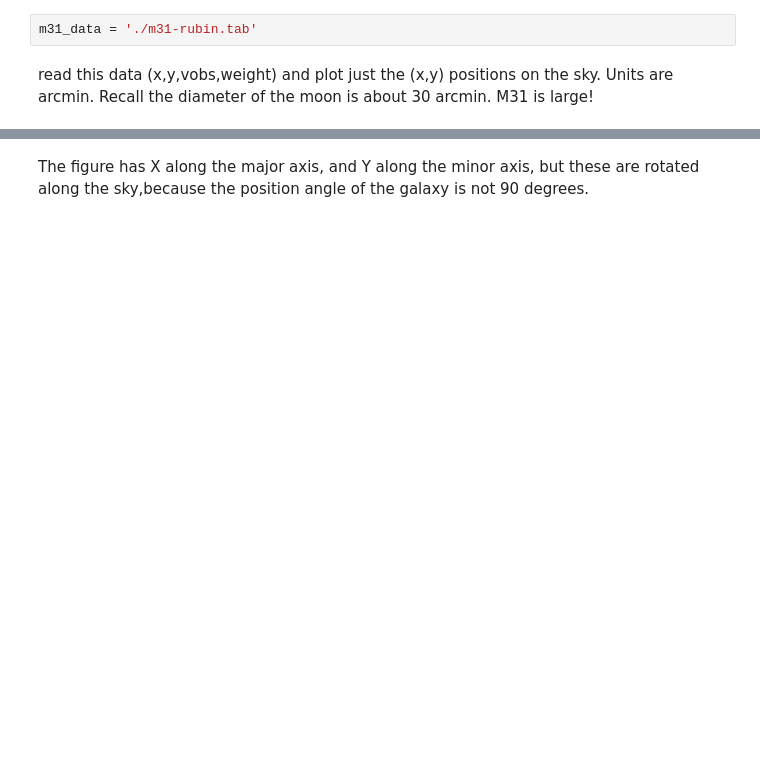
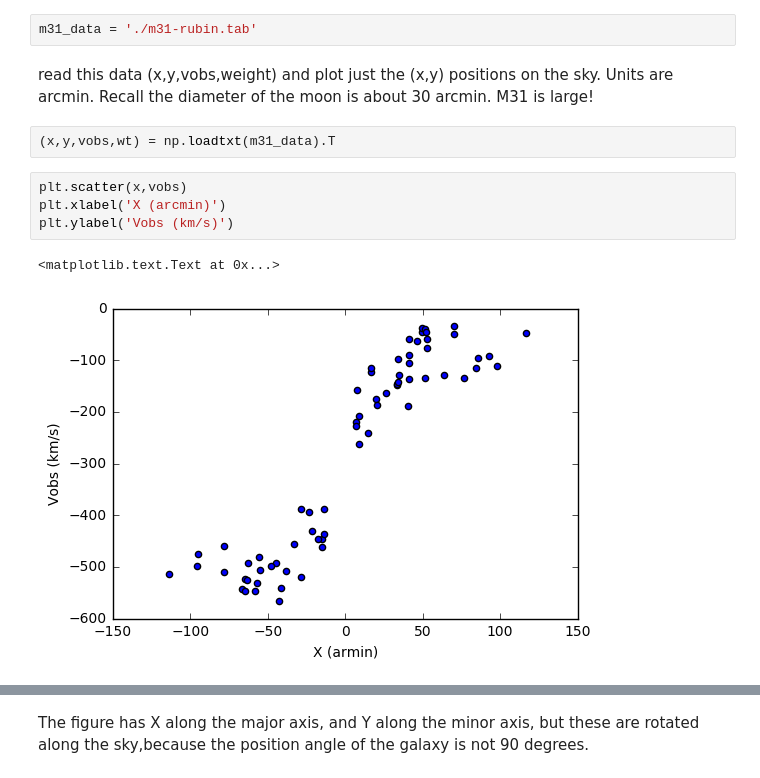
Before and after one commit to astroumd/GradMap, a Jupyter notebook: notebooks/Lectures2017/Lecture4/Lecture4-m31.ipynb, the cells around one changed output, grey strips where cells are left out. Cells and saved outputs as stored; diff of their text form; blank space fills up the shorter version.

```diff
--- a/notebooks/Lectures2017/Lecture4/Lecture4-m31.ipynb
+++ b/notebooks/Lectures2017/Lecture4/Lecture4-m31.ipynb
@@ -5,3 +10,12 @@ m31_data = './m31-rubin.tab'
 # %% [markdown]
 read this data (x,y,vobs,weight)
 and plot just the (x,y) positions on the sky. Units are arcmin. Recall the diameter of the moon is about 30 arcmin.  M31 is large!
+# %%
+(x,y,vobs,wt) = np.loadtxt(m31_data).T
+# %%
+plt.scatter(x,vobs)
+plt.xlabel('X (arcmin)')
+plt.ylabel('Vobs (km/s)')
+# %% [output]
+<matplotlib.text.Text at 0x...>
+[figure, added]
```
Also changed, not shown: parts of 8 cells of this notebook.
